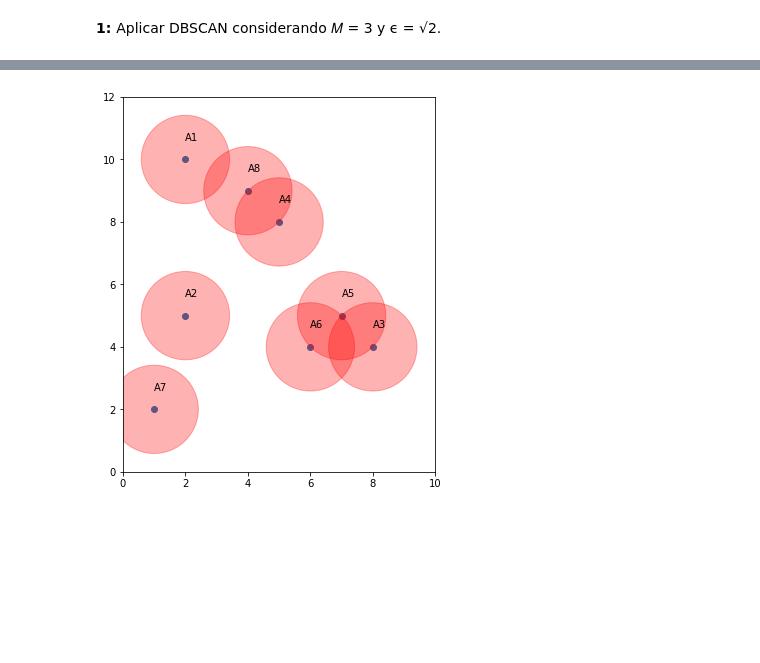
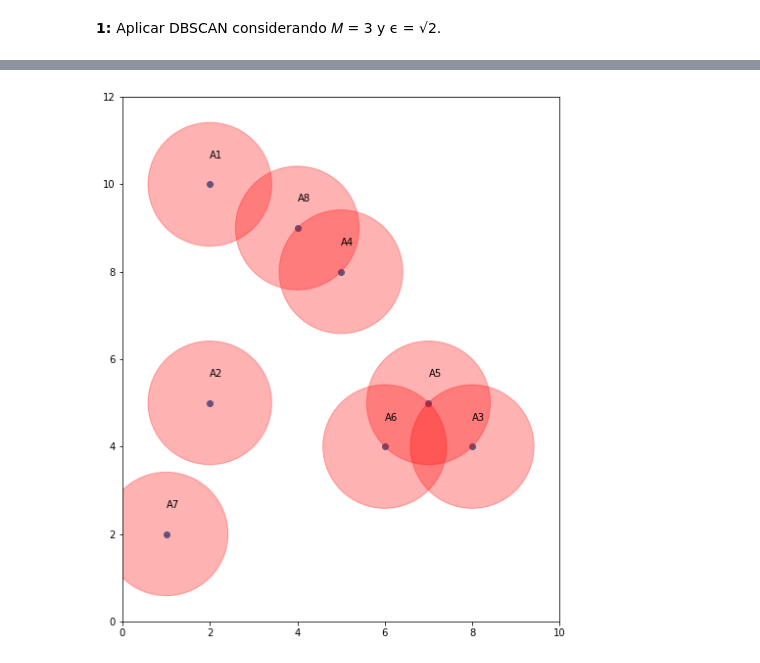
Before and after one commit to Vic-silo/Master_EIP, a Jupyter notebook: 10_Fundamentos_IA/5_Clustering/VictorSimoLozano_A5_FIA.ipynb, the cells around one changed output, grey strips where cells are left out. Drawn from its saved outputs; the diff is of its cells as text; code cells hidden in the pictures; blank space fills up the shorter version.

```diff
--- a/10_Fundamentos_IA/5_Clustering/VictorSimoLozano_A5_FIA.ipynb
+++ b/10_Fundamentos_IA/5_Clustering/VictorSimoLozano_A5_FIA.ipynb
@@ -581,18 +514,20 @@ ax.set_aspect('equal', 'box')
 # %%
+# Radio de DBSCAN
+RADIO = math.sqrt(2)
 
-fig, ax = plt.subplots(figsize=[5,10])
+# Representacion de los datos
+# Parametrización area de gráfico
+fig, ax = plt.subplots(figsize=[8,10])
+ax.set(xlim=(0, 10), ylim = (0, 12))
+ax.set_aspect('equal')
 
-ax.set(xlim=(0, 10), ylim = (0, 12))
-
+# Añadir figura de puntos
 fig = plt.scatter(x=coords['coorX'], y=coords['coorY'])
 
-RADIO = math.sqrt(2)
-
+# Añadir circulos a cada punto y su leyenda
 for i, txt in enumerate(coords.index):
     plt.annotate(txt, (coords['coorX'].iat[i], coords['coorY'].iat[i]+0.6))
     ax.add_artist(plt.Circle((coords['coorX'].iat[i], coords['coorY'].iat[i]),
                              RADIO, color='r', alpha=0.3))
-
-ax.set_aspect('equal', 'box')
 # %% [output]
-[figure, old version]
+[figure, new version]
```
Also changed, not shown: parts of 11 cells of this notebook.
